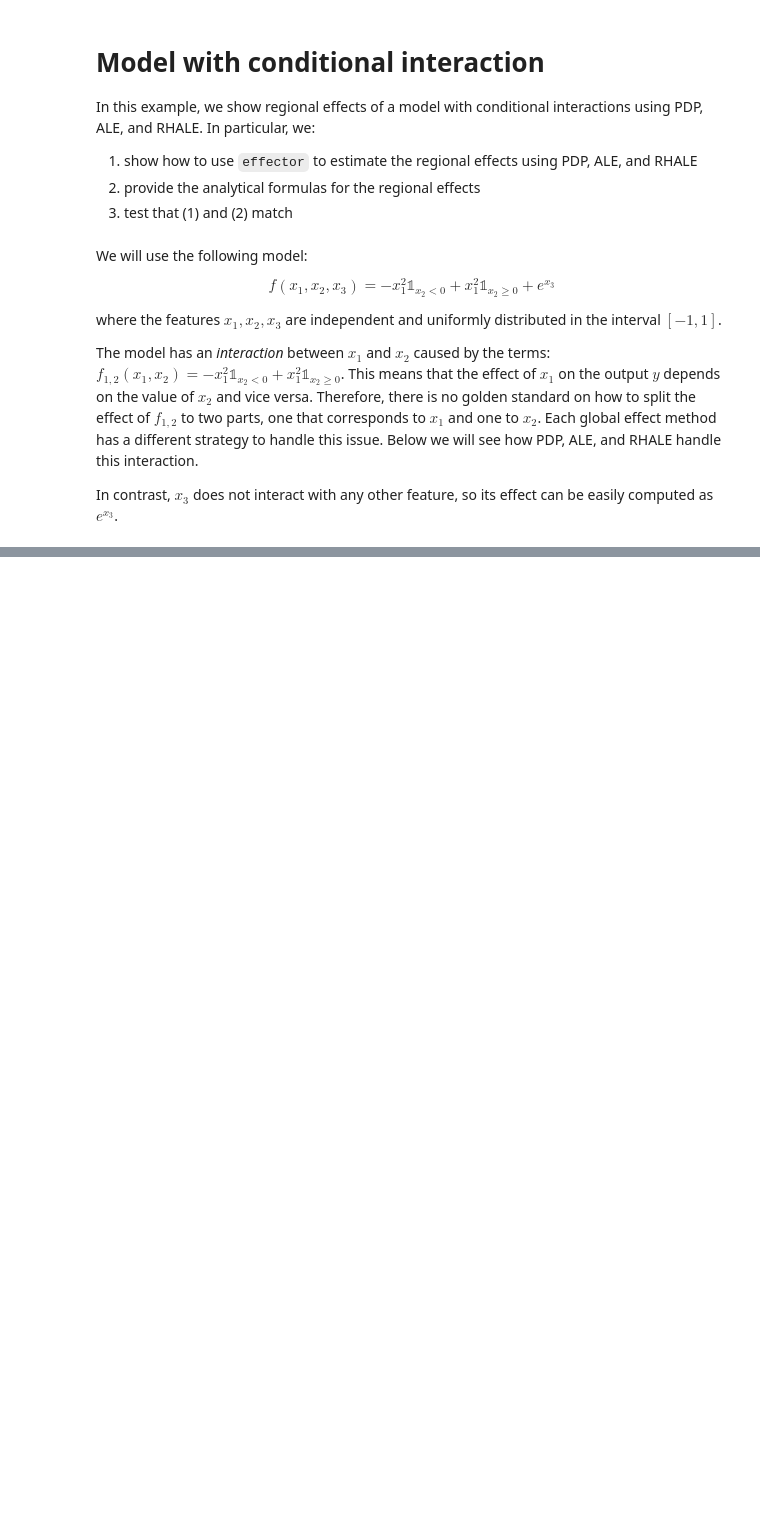
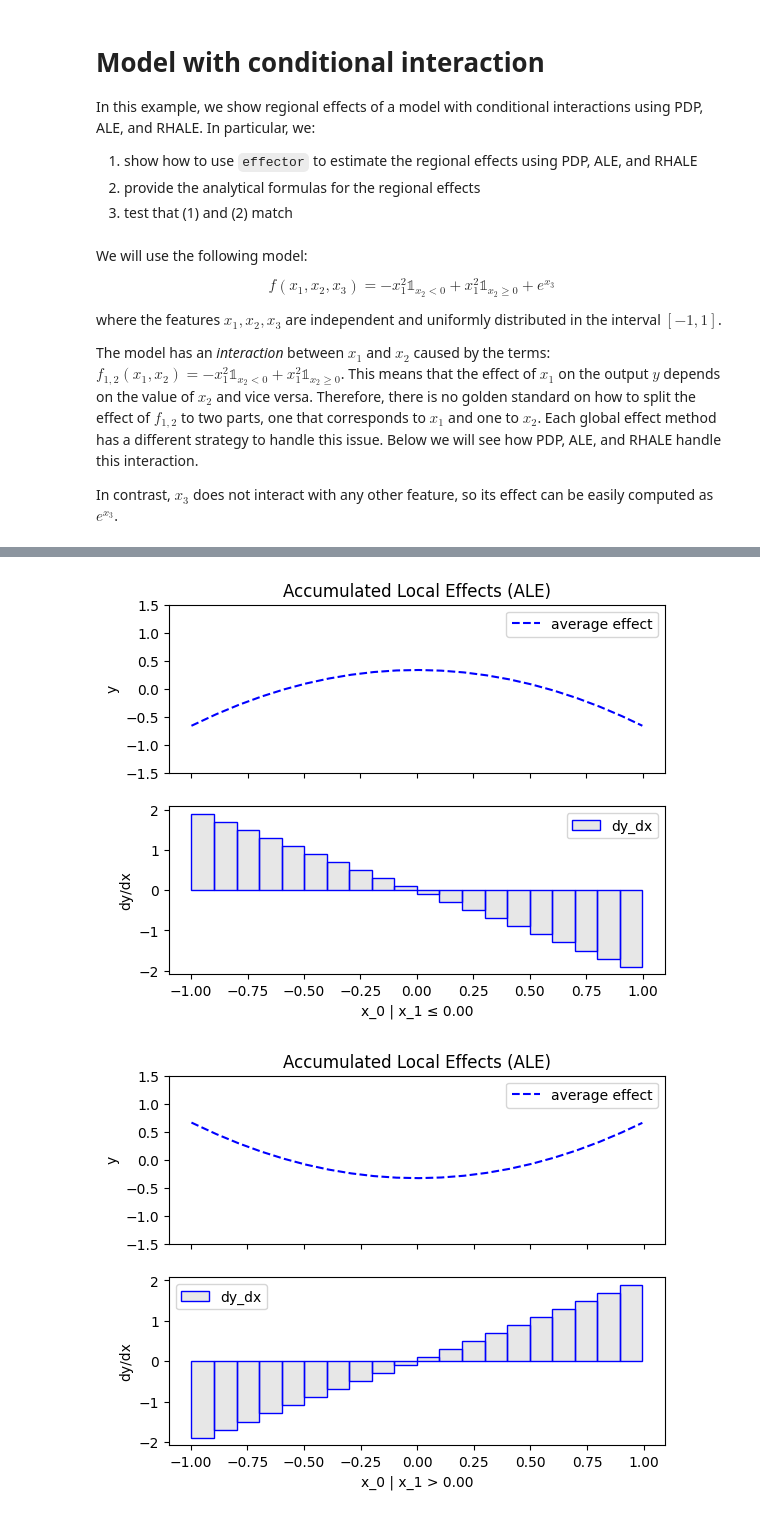
Before and after one commit to givasile/effector, a Jupyter notebook: notebooks/synthetic-examples/05_conditional_interaction_independent_uniform_regional.ipynb, the cells around one changed output, grey strips where cells are left out. Drawn from its saved outputs; the diff is of its cells as text; code cells hidden in the pictures; blank space fills up the shorter version.

```diff
--- a/notebooks/synthetic-examples/05_conditional_interaction_independent_uniform_regional.ipynb
+++ b/notebooks/synthetic-examples/05_conditional_interaction_independent_uniform_regional.ipynb
@@ -27,0 +116,4 @@ In contrast, $x_3$ does not interact with any other feature, so its effect can b
+# %%
+r_ale = effector.RegionalALE(x, model.predict, axis_limits=dataset.axis_limits)
+r_ale.fit(0)
+r_ale.summary(0)
@@ -27,0 +133,6 @@ In contrast, $x_3$ does not interact with any other feature, so its effect can b
+# %%
+for node_idx in [1, 2]:
+    r_ale.plot(feature=0, node_idx=node_idx, centering=True, y_limits=[-1.5, 1.5])
+# %% [output]
+[figure, added]
+[figure, added]
```
Also changed, not shown: parts of 17 cells of this notebook.
